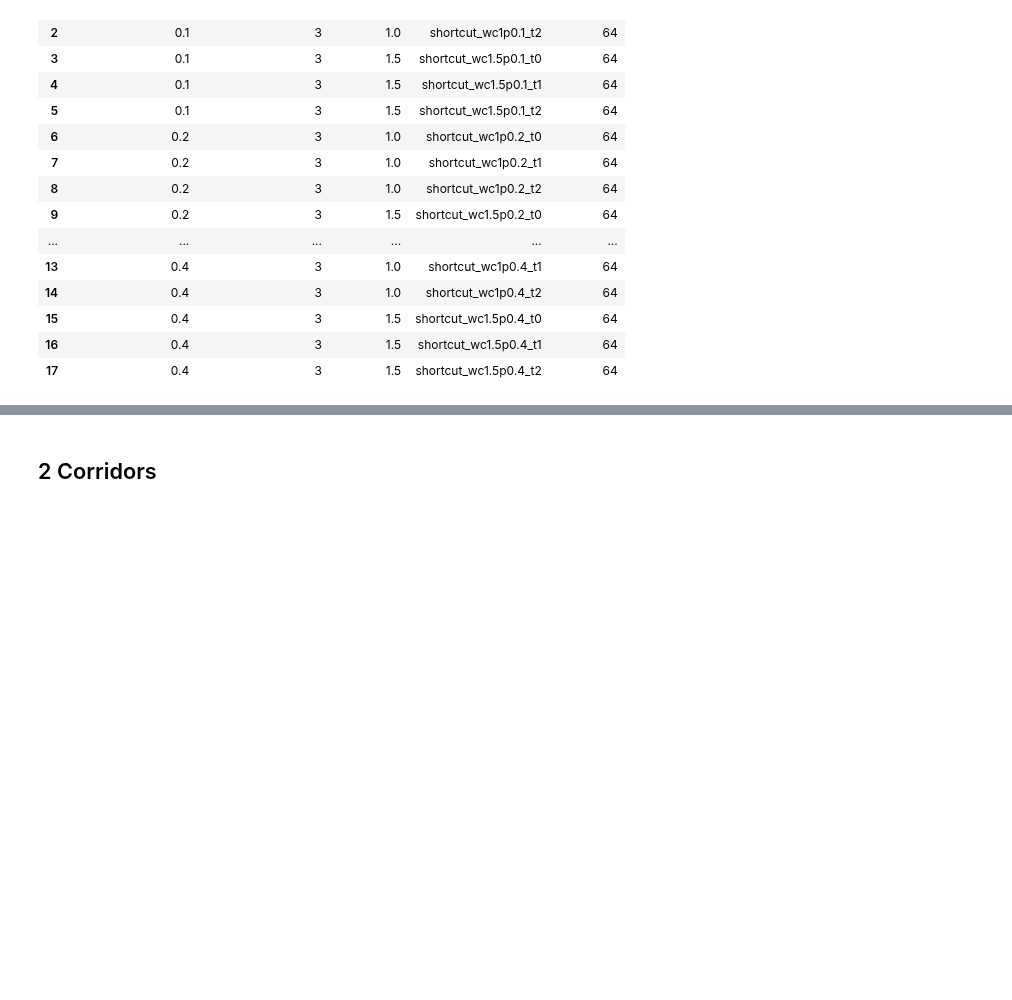
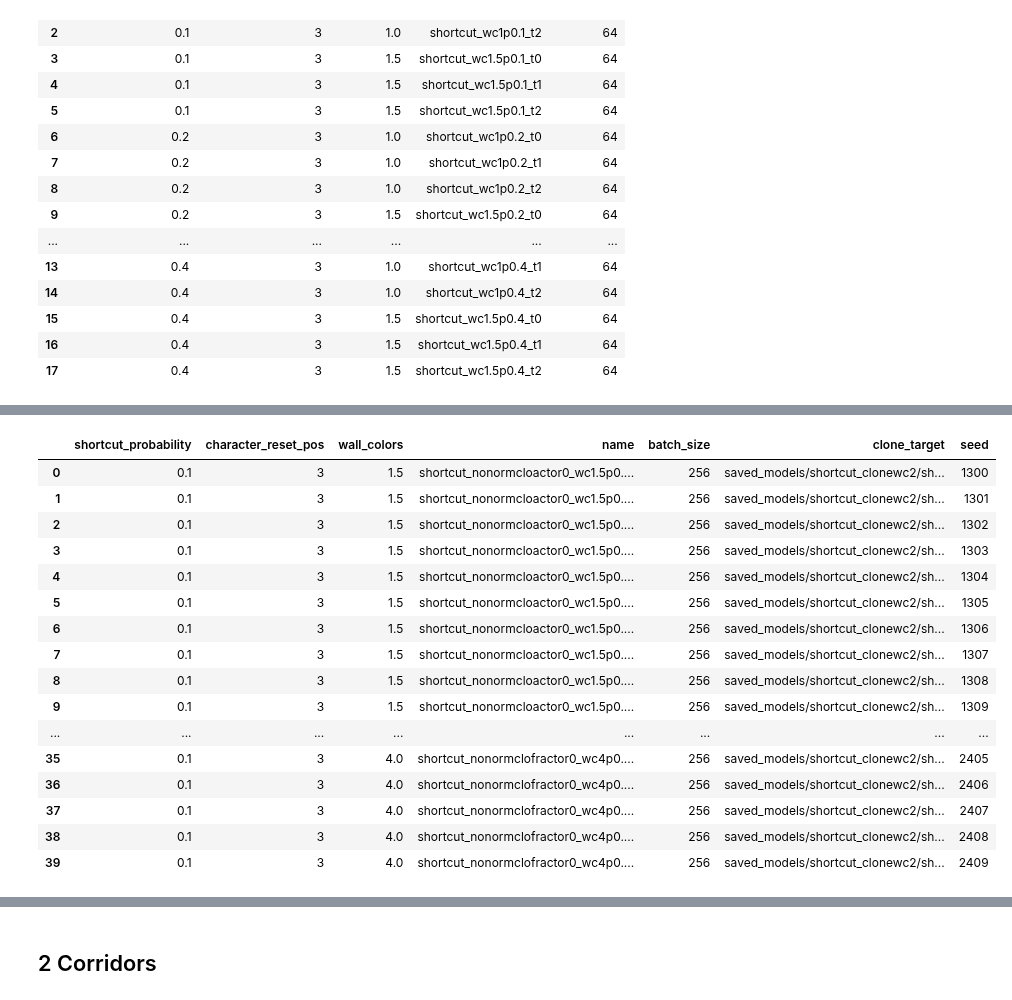
Before and after one commit to liuandrew/ppo_aux, a Jupyter notebook: write_and_test/write_experiments.ipynb, the cells around one changed output, grey strips where cells are left out. Saved outputs shown, nothing was run; the diff lists cells and outputs as text; code cells hidden in the pictures; blank space fills up the shorter version.

```diff
--- a/write_and_test/write_experiments.ipynb
+++ b/write_and_test/write_experiments.ipynb
@@ -2428,0 +3206,88 @@ pd.DataFrame(rows)
+# %%
+num_trials = 10
+p = 0.1
+wall_colors = [1.5, 4]
+rows = []
+batch = 256
+
+clone_sets = ['cloactor0', 'clofractor0']
+clone_params = [
+    {'clone_layers': 'gru,shared0,actor0',
+     'copy_obs_rms': True,
+     'freeze_obs_rms': True},
+    {'clone_layers': 'gru,shared0,actor0',
+     'freeze_layers': 'gru,shared0,actor0',
+     'copy_obs_rms': True,
+     'freeze_obs_rms': True,
+     },
+]
+clone_path_formatter = 'saved_models/shortcut_clonewc2/shortcut_nonorm_wc{wc}p0.4batch256_t{t}.pt'
+for j in range(len(clone_sets)):
+    for n, wc in enumerate(wall_colors):
+        for i in range(num_trials):
+            clone_path = clone_path_formatter.format(wc=wc, t=i)
+            clone_param = clone_params[j]
+            clone_param['clone_path'] = clone_path
+
+            exp_name = f'shortcut_nonorm{clone_sets[j]}_wc{wc}p{p}batch{batch}_t{i}'
+
+            env_kwargs = {'shortcut_probability': p,
+                          'character_reset_pos': 3,
+                          'wall_colors': wc}
+            seed = i + 100*(n+1) + 200 + (j+1)*1000
+            row = env_kwargs.copy()
+            row['name'] = exp_name
+            row['batch_size'] = batch
+            row['clone_target'] = clone_path
+            row['seed'] = seed
+
+            rows.append(row)
+            config = {
+                'wandb_project_name': 'Nav_Shared_Layers',
+                'exp_name': exp_name,
+                'save_name': exp_name,
+                'num_env_steps': 5000000,
+                'env_name': 'ShortcutNav-v0',
+                'algo': 'ppo',
+                'num_mini_batch': 10,
+                'num_processes': 100,
+                'num_steps': batch,
+
+                'normalize': False,
+
+                'checkpoint_interval': 10,
+                'save_dir': 'shortcut_clonewc2',
+
+                'recurrent': True,
+                'seed': seed,
+                'no_cuda': True,
+                'env_kwargs': env_kwargs,
+
+                'nn_base': 'DelayedRNNPPO',
+                'nn_base_kwargs': {'hidden_size': 64},
+
+                'clone_parameter_experiment': True,
+                'clone_args': clone_param
+            }
+
+            pickle.dump(config, open('../experiment_configs/' + exp_name, 'wb'))
+
+pd.DataFrame(rows)
+# %% [output]
+|  | shortcut_probability | character_reset_pos | wall_colors | name | batch_size | clone_target | seed |
+| 0 | 0.1 | 3 | 1.5 | shortcut_nonormcloactor0_wc1.5p0.... | 256 | saved_models/shortcut_clonewc2/sh... | 1300 |
+| 1 | 0.1 | 3 | 1.5 | shortcut_nonormcloactor0_wc1.5p0.... | 256 | saved_models/shortcut_clonewc2/sh... | 1301 |
+| 2 | 0.1 | 3 | 1.5 | shortcut_nonormcloactor0_wc1.5p0.... | 256 | saved_models/shortcut_clonewc2/sh... | 1302 |
+| 3 | 0.1 | 3 | 1.5 | shortcut_nonormcloactor0_wc1.5p0.... | 256 | saved_models/shortcut_clonewc2/sh... | 1303 |
+| 4 | 0.1 | 3 | 1.5 | shortcut_nonormcloactor0_wc1.5p0.... | 256 | saved_models/shortcut_clonewc2/sh... | 1304 |
+| 5 | 0.1 | 3 | 1.5 | shortcut_nonormcloactor0_wc1.5p0.... | 256 | saved_models/shortcut_clonewc2/sh... | 1305 |
+| 6 | 0.1 | 3 | 1.5 | shortcut_nonormcloactor0_wc1.5p0.... | 256 | saved_models/shortcut_clonewc2/sh... | 1306 |
+| 7 | 0.1 | 3 | 1.5 | shortcut_nonormcloactor0_wc1.5p0.... | 256 | saved_models/shortcut_clonewc2/sh... | 1307 |
+| 8 | 0.1 | 3 | 1.5 | shortcut_nonormcloactor0_wc1.5p0.... | 256 | saved_models/shortcut_clonewc2/sh... | 1308 |
+| 9 | 0.1 | 3 | 1.5 | shortcut_nonormcloactor0_wc1.5p0.... | 256 | saved_models/shortcut_clonewc2/sh... | 1309 |
+| ... | ... | ... | ... | ... | ... | ... | ... |
+| 35 | 0.1 | 3 | 4.0 | shortcut_nonormclofractor0_wc4p0.... | 256 | saved_models/shortcut_clonewc2/sh... | 2405 |
+| 36 | 0.1 | 3 | 4.0 | shortcut_nonormclofractor0_wc4p0.... | 256 | saved_models/shortcut_clonewc2/sh... | 2406 |
+| 37 | 0.1 | 3 | 4.0 | shortcut_nonormclofractor0_wc4p0.... | 256 | saved_models/shortcut_clonewc2/sh... | 2407 |
+| 38 | 0.1 | 3 | 4.0 | shortcut_nonormclofractor0_wc4p0.... | 256 | saved_models/shortcut_clonewc2/sh... | 2408 |
+| 39 | 0.1 | 3 | 4.0 | shortcut_nonormclofractor0_wc4p0.... | 256 | saved_models/shortcut_clonewc2/sh... | 2409 |
```
Also changed, not shown: parts of 35 cells of this notebook, 25 other files.
